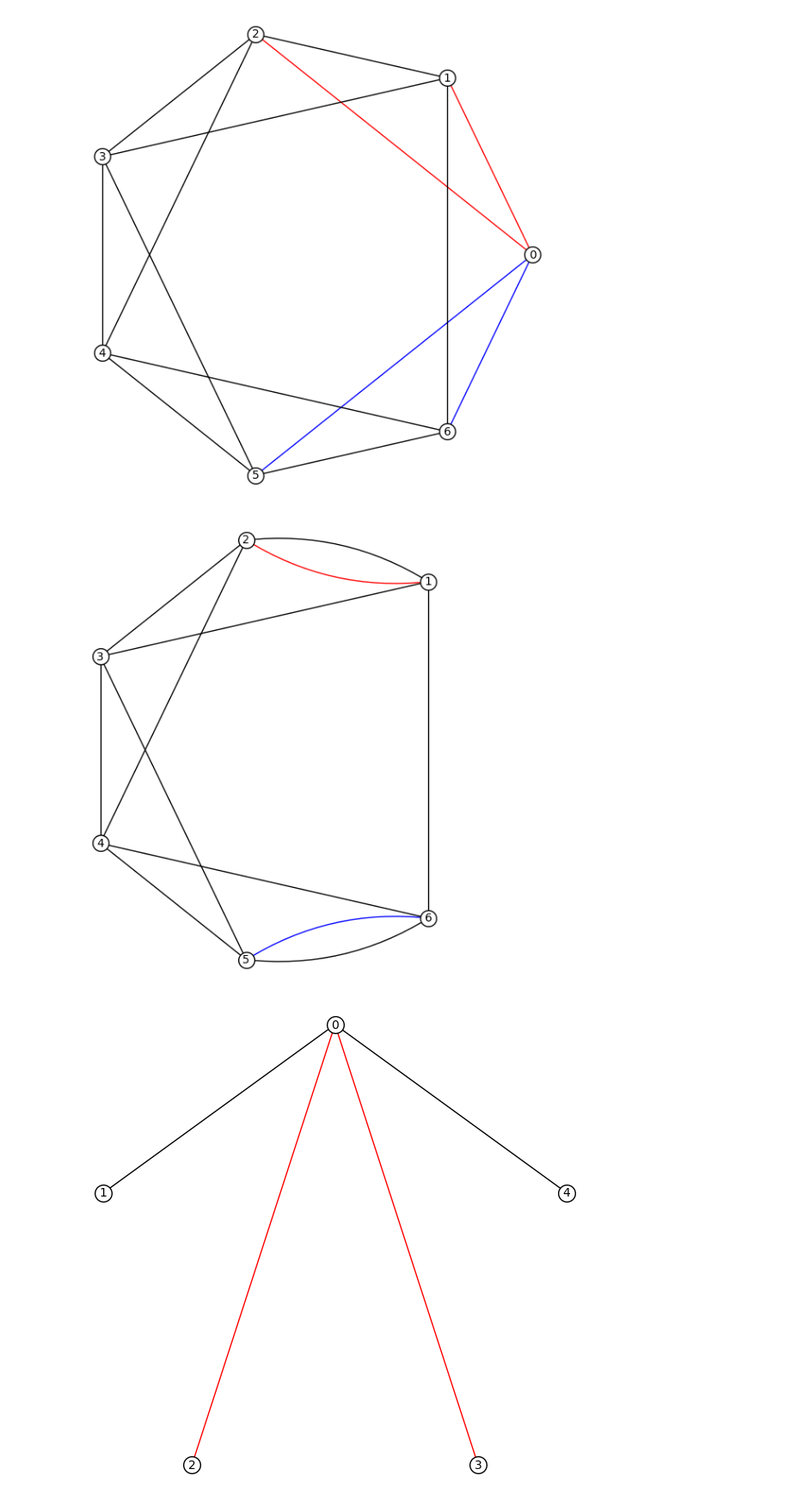
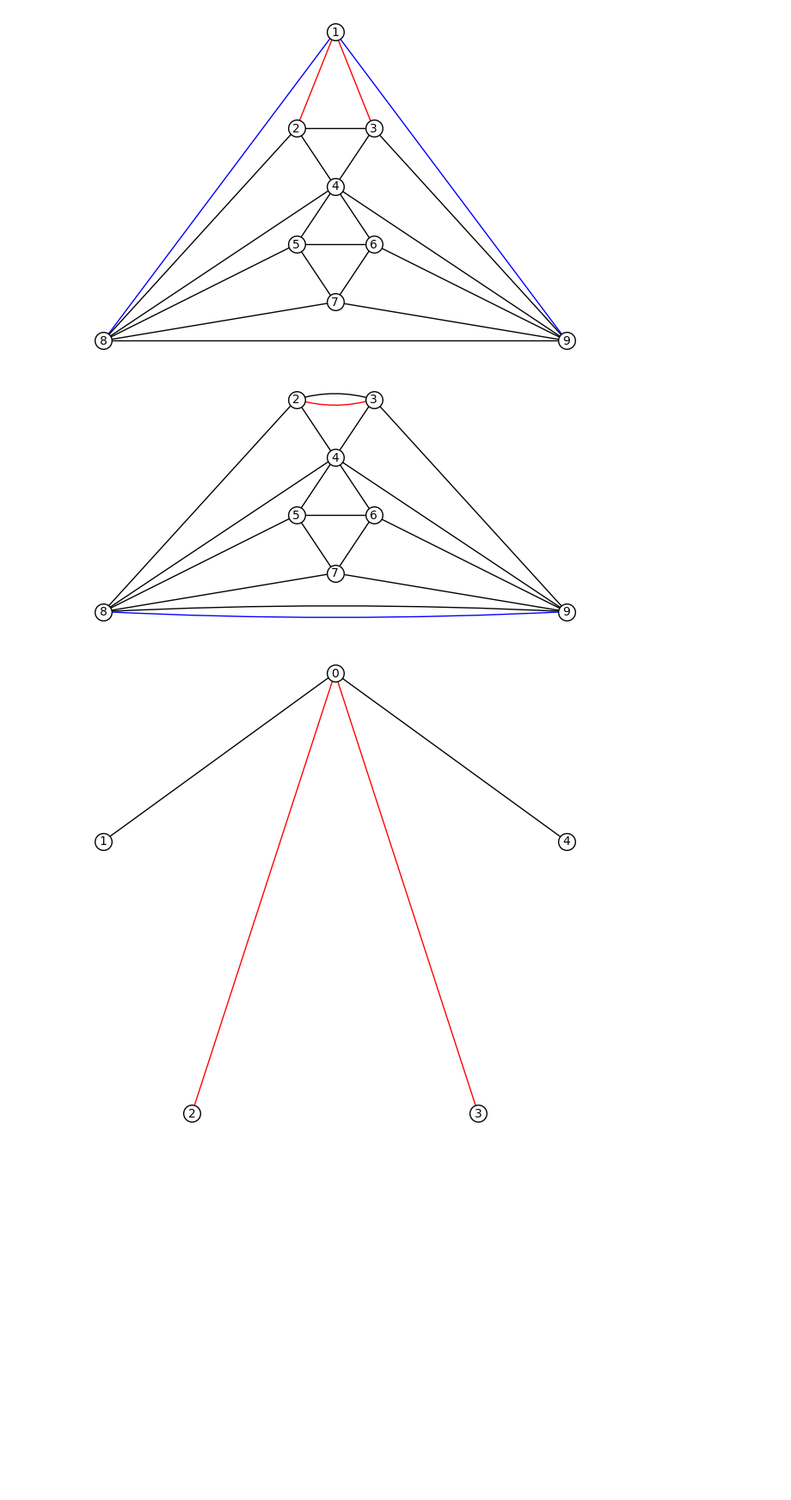
Before and after one commit to tarasyarema/orientations, a Jupyter notebook: tests.ipynb, the cells around one changed output. Shown: that part at 86% size. Drawn from its saved outputs; the diff is of its cells as text; code cells hidden in the pictures; blank space fills up the shorter version.

```diff
--- a/tests.ipynb
+++ b/tests.ipynb
@@ -96,38 +159,41 @@ d.plot(**o).save('../presentation/img/3_2.png')
 # %%
-g = graphs.HararyGraph(4, 7)
+g = our_g()
+# g = graphs.HararyGraph(4, 7)
 g.allow_multiple_edges(True)
 
-
-g.set_edge_label(0, 1, 1)
-g.set_edge_label(0, 2, 1)
-g.set_edge_label(0, 5, 2)
-g.set_edge_label(0, 6, 2)
+g.set_edge_label(1, 2, 1)
+g.set_edge_label(1, 3, 1)
+g.set_edge_label(1, 8, 2)
+g.set_edge_label(1, 9, 2)
 
 o = opts(g)
-o['layout']= None
+o['layout'] = None
+o['pos'] = our_positions
 
 if show:
     g.show(**o)
 g.plot(**o).save('../presentation/img/4_1.png')
 
-_, add, rm = complete_splitting_off(g, 0, 2)
+_, add, rm = complete_splitting_off(g, 1, 4)
 
-g.set_edge_label(1, 2, 1)
-g.set_edge_label(5, 6, 2)
+g.set_edge_label(2, 3, 1)
+g.set_edge_label(8, 9, 2)
 
 g.add_edges(add)
 g.delete_edges(rm)
-g.delete_vertex(0)
+g.delete_vertex(1)
 
 o = opts(g)
-o['layout']= None
+o['layout'] = None
+o['pos'] = dict(our_positions)
+del o['pos'][1]
 
 if show:
     g.show(**o)
 g.plot(**o).save('../presentation/img/4_2.png')
 # %% [output]
-[figure, old version]
+[figure, new version]
-[figure, old version]
+[figure, new version]
 # %%
 g = Graph({0: [1, 2, 3, 4]})
 
```
Also changed, not shown: parts of 5 cells of this notebook.
